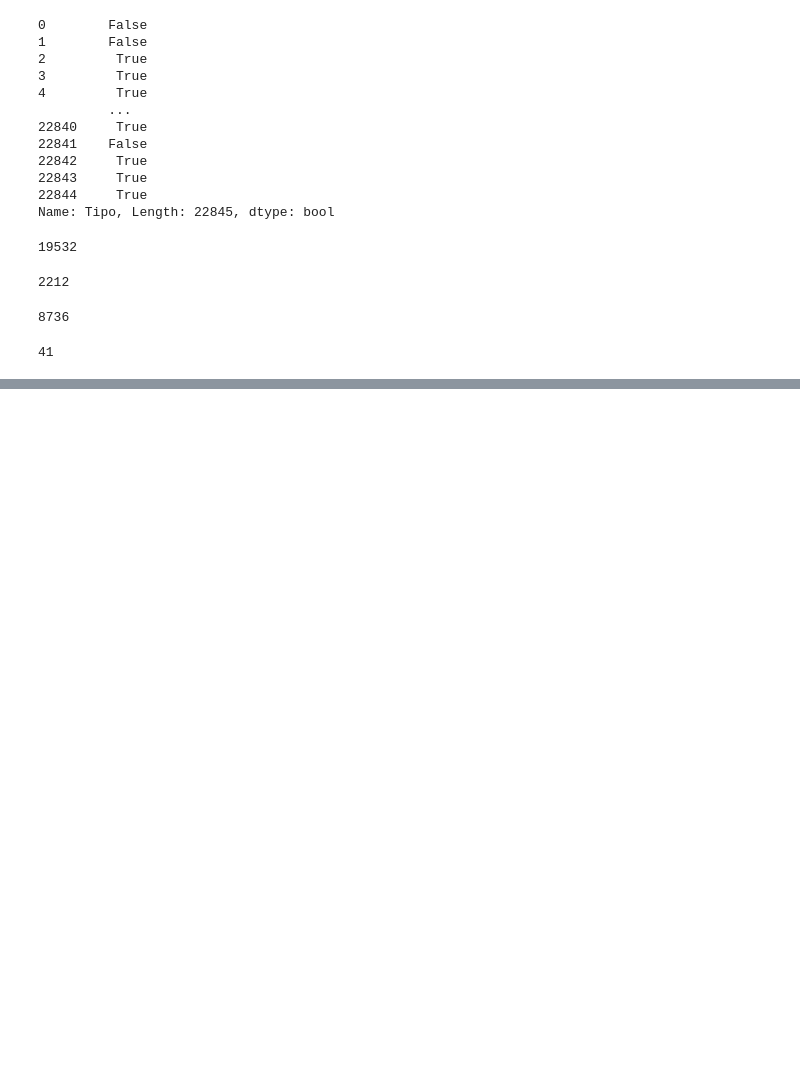
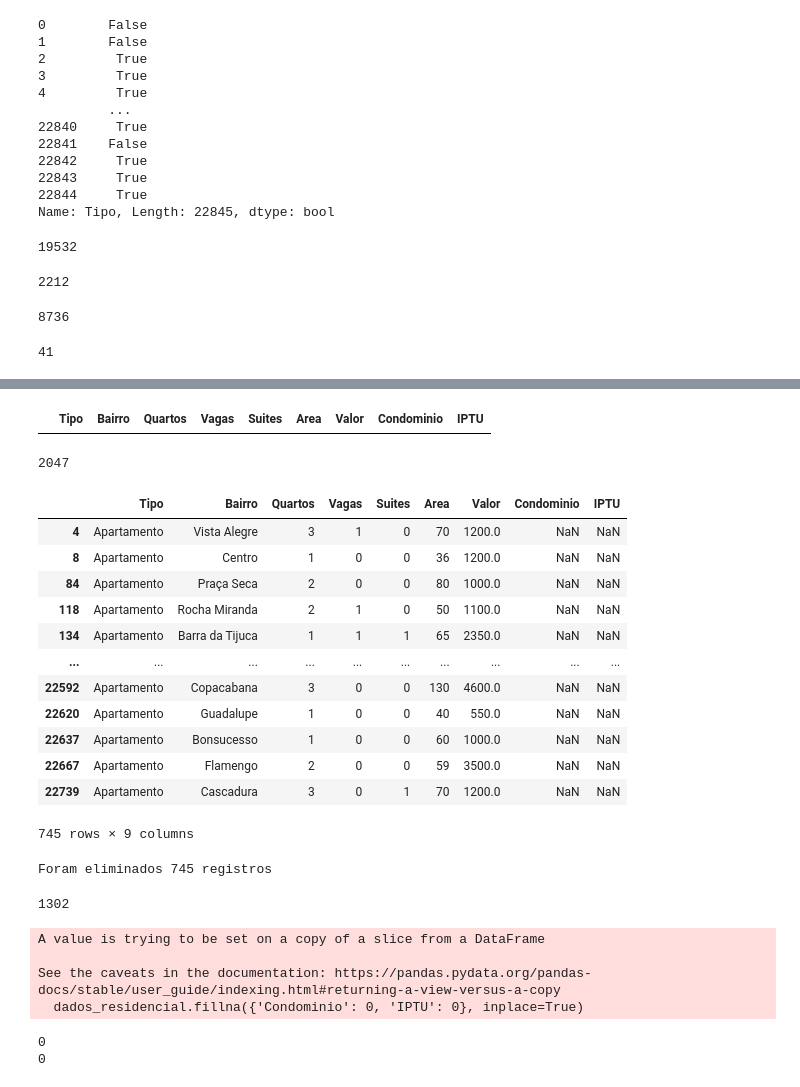
Before and after one commit to paulorobertovrc/alura-data-science, a Jupyter notebook: Pandas/data_science_pandas_trat_analise_dados.ipynb, the cells around one changed output, grey strips where cells are left out. Cells and saved outputs as stored; diff of their text form; code cells hidden in the pictures; blank space fills up the shorter version.

```diff
--- a/Pandas/data_science_pandas_trat_analise_dados.ipynb
+++ b/Pandas/data_science_pandas_trat_analise_dados.ipynb
@@ -307,0 +333,5 @@ n4
+# %%
+quantidade_antes = dados_residencial.shape[0]
+dados_residencial.dropna(subset=['Valor'], inplace=True)
+quantidade_depois = dados_residencial.shape[0]
+print(f'Foram eliminados {quantidade_antes - quantidade_depois} registros')
@@ -307,0 +344,49 @@ n4
+# %%
+dados_residencial[dados_residencial['Valor'].isnull()]
+# %% [output]
+|  | Tipo | Bairro | Quartos | Vagas | Suites | Area | Valor | Condominio | IPTU |
+# %%
+dados_residencial[dados_residencial['Condominio'].isnull()].shape[0]
+# %% [output]
+2047
+# %%
+selecao = (dados_residencial['Tipo'] == 'Apartamento') & (dados_residencial['Condominio'].isnull())
+dados_residencial[selecao]
+# %% [output]
+|  | Tipo | Bairro | Quartos | Vagas | Suites | Area | Valor | Condominio | IPTU |
+| 4 | Apartamento | Vista Alegre | 3 | 1 | 0 | 70 | 1200.0 | NaN | NaN |
+| 8 | Apartamento | Centro | 1 | 0 | 0 | 36 | 1200.0 | NaN | NaN |
+| 84 | Apartamento | Praça Seca | 2 | 0 | 0 | 80 | 1000.0 | NaN | NaN |
+| 118 | Apartamento | Rocha Miranda | 2 | 1 | 0 | 50 | 1100.0 | NaN | NaN |
+| 134 | Apartamento | Barra da Tijuca | 1 | 1 | 1 | 65 | 2350.0 | NaN | NaN |
+| ... | ... | ... | ... | ... | ... | ... | ... | ... | ... |
+| 22592 | Apartamento | Copacabana | 3 | 0 | 0 | 130 | 4600.0 | NaN | NaN |
+| 22620 | Apartamento | Guadalupe | 1 | 0 | 0 | 40 | 550.0 | NaN | NaN |
+| 22637 | Apartamento | Bonsucesso | 1 | 0 | 0 | 60 | 1000.0 | NaN | NaN |
+| 22667 | Apartamento | Flamengo | 2 | 0 | 0 | 59 | 3500.0 | NaN | NaN |
+| 22739 | Apartamento | Cascadura | 3 | 0 | 1 | 70 | 1200.0 | NaN | NaN |
+745 rows × 9 columns
+# %%
+quantidade_antes = dados_residencial.shape[0]
+dados_residencial = dados_residencial[~selecao]
+quantidade_depois = dados_residencial.shape[0]
+print(f'Foram eliminados {quantidade_antes - quantidade_depois} registros')
+# %% [output]
+Foram eliminados 745 registros
+# %%
+dados_residencial[dados_residencial['Condominio'].isnull()].shape[0]
+# %% [output]
+1302
+# %%
+dados_residencial.fillna({'Condominio': 0, 'IPTU': 0}, inplace=True)
+# %% [output]
+A value is trying to be set on a copy of a slice from a DataFrame
+
+See the caveats in the documentation: https://pandas.pydata.org/pandas-docs/stable/user_guide/indexing.html#returning-a-view-versus-a-copy
+  dados_residencial.fillna({'Condominio': 0, 'IPTU': 0}, inplace=True)
+# %%
+print(dados_residencial[dados_residencial['Condominio'].isnull()].shape[0])
+print(dados_residencial[dados_residencial['IPTU'].isnull()].shape[0])
+# %% [output]
+0
+0
```
Also changed, not shown: parts of 18 cells of this notebook.
